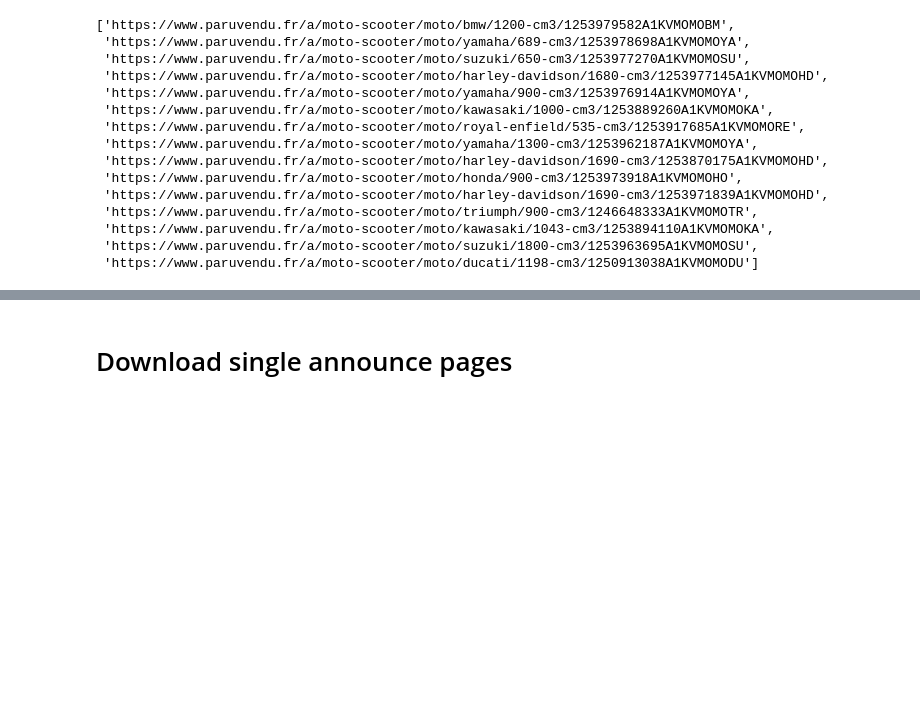
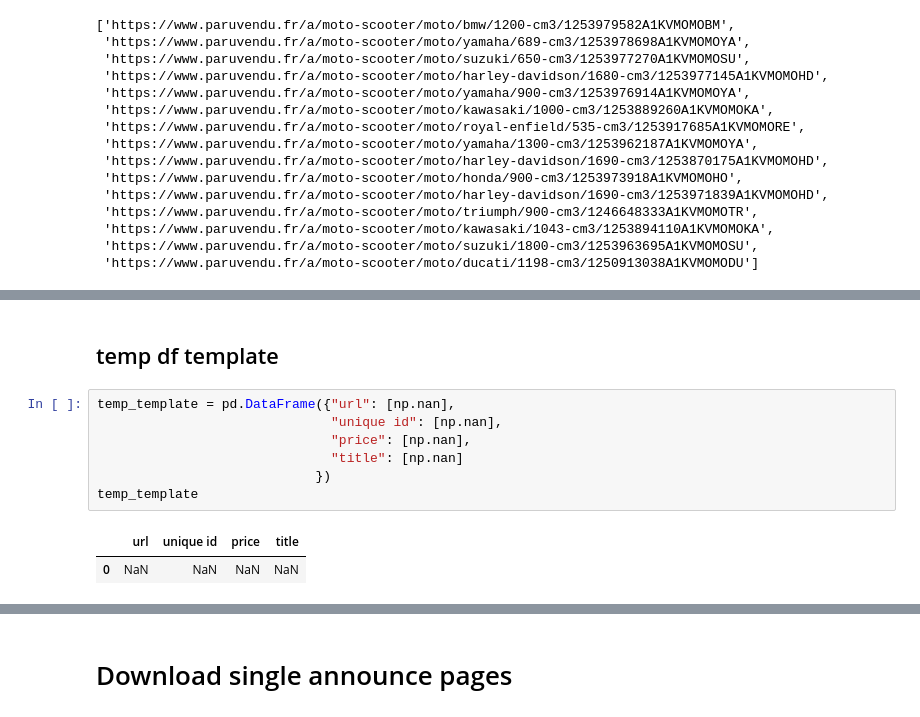
Before and after one commit to AnthonyDF/tresboncoin, a Jupyter notebook: notebooks/victor/paruvendu/paruvendu.ipynb, the cells around one changed output, grey strips where cells are left out. Saved outputs shown, nothing was run; the diff lists cells and outputs as text; blank space fills up the shorter version.

```diff
--- a/notebooks/victor/paruvendu/paruvendu.ipynb
+++ b/notebooks/victor/paruvendu/paruvendu.ipynb
@@ -214,0 +261,12 @@ urls_list
+# %% [markdown]
+## temp df template
+# %%
+temp_template = pd.DataFrame({"url": [np.nan],
+                              "unique id": [np.nan],
+                              "price": [np.nan],
+                              "title": [np.nan]
+                            })
+temp_template
+# %% [output]
+|  | url | unique id | price | title |
+| 0 | NaN | NaN | NaN | NaN |
```
Also changed, not shown: parts of 8 cells of this notebook, 3 other files.
